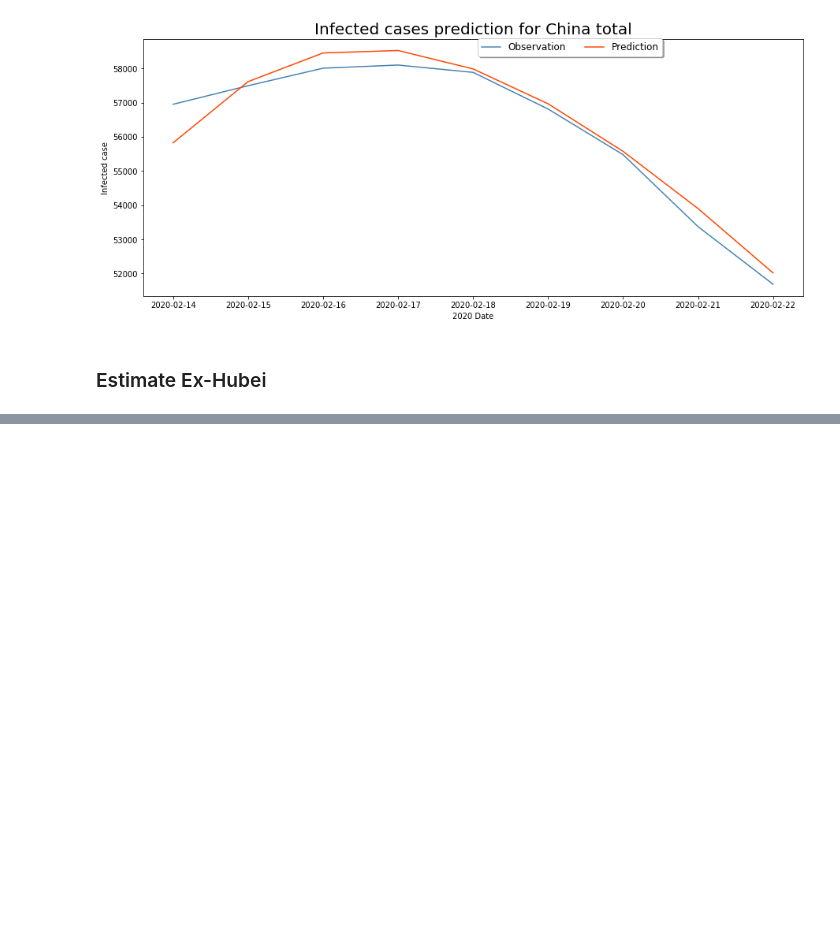
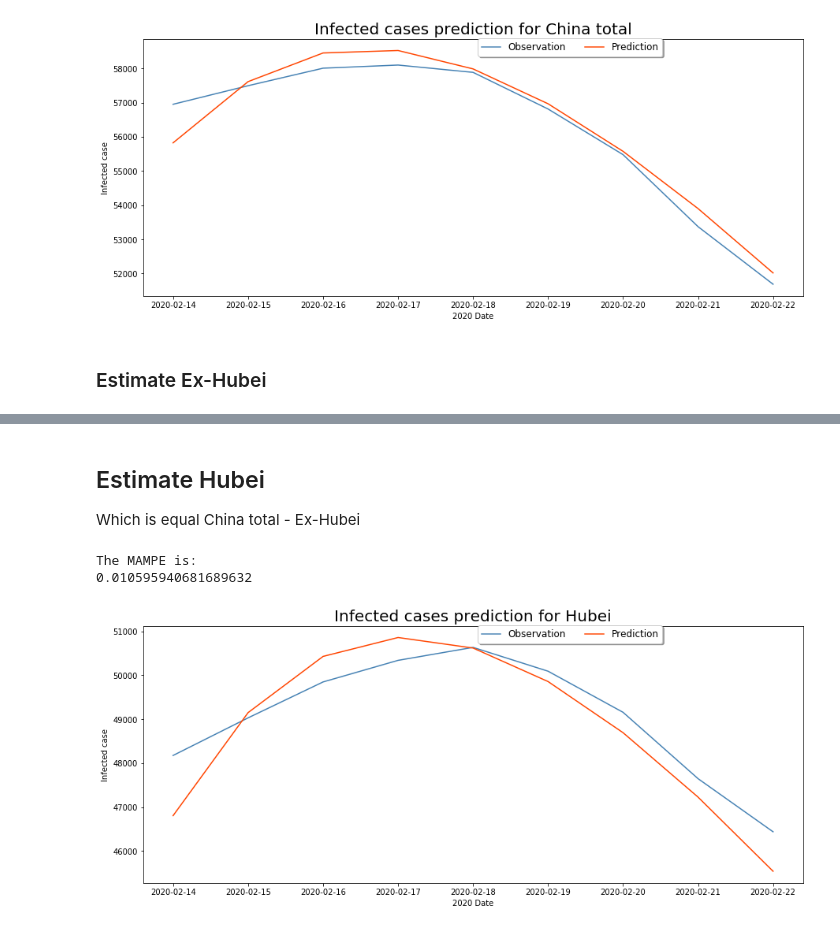
Before and after one commit to YiranJing/Coronavirus-Epidemic-COVID-19, a Jupyter notebook: Model 3/Forecast_by_DynamicSEIR.ipynb, the cells around one changed output, grey strips where cells are left out. Saved outputs shown, nothing was run; the diff lists cells and outputs as text; code cells hidden in the pictures; blank space fills up the shorter version.

```diff
--- a/Model 3/Forecast_by_DynamicSEIR.ipynb
+++ b/Model 3/Forecast_by_DynamicSEIR.ipynb
@@ -227,0 +178,16 @@ The MAMPE is:
+# %% [markdown]
+## Estimate Hubei
+
+Which is equal China total - Ex-Hubei
+# %%
+## estimted result
+result_Hubei = result - result2
+
+China_df_test = SIR_data[SIR_data['date'] >= datetime.datetime(2020, 2, 14)]
+test = get_province_df(China_df_test, "Hubei Province")
+
+plot_test_data_with_MAPE(test, result_Hubei, 'Infected cases prediction for Hubei')
+# %% [output]
+The MAMPE is:
+0.010595940681689632
+[figure, added]
```
Also changed, not shown: parts of 6 cells of this notebook, 5 other files.
